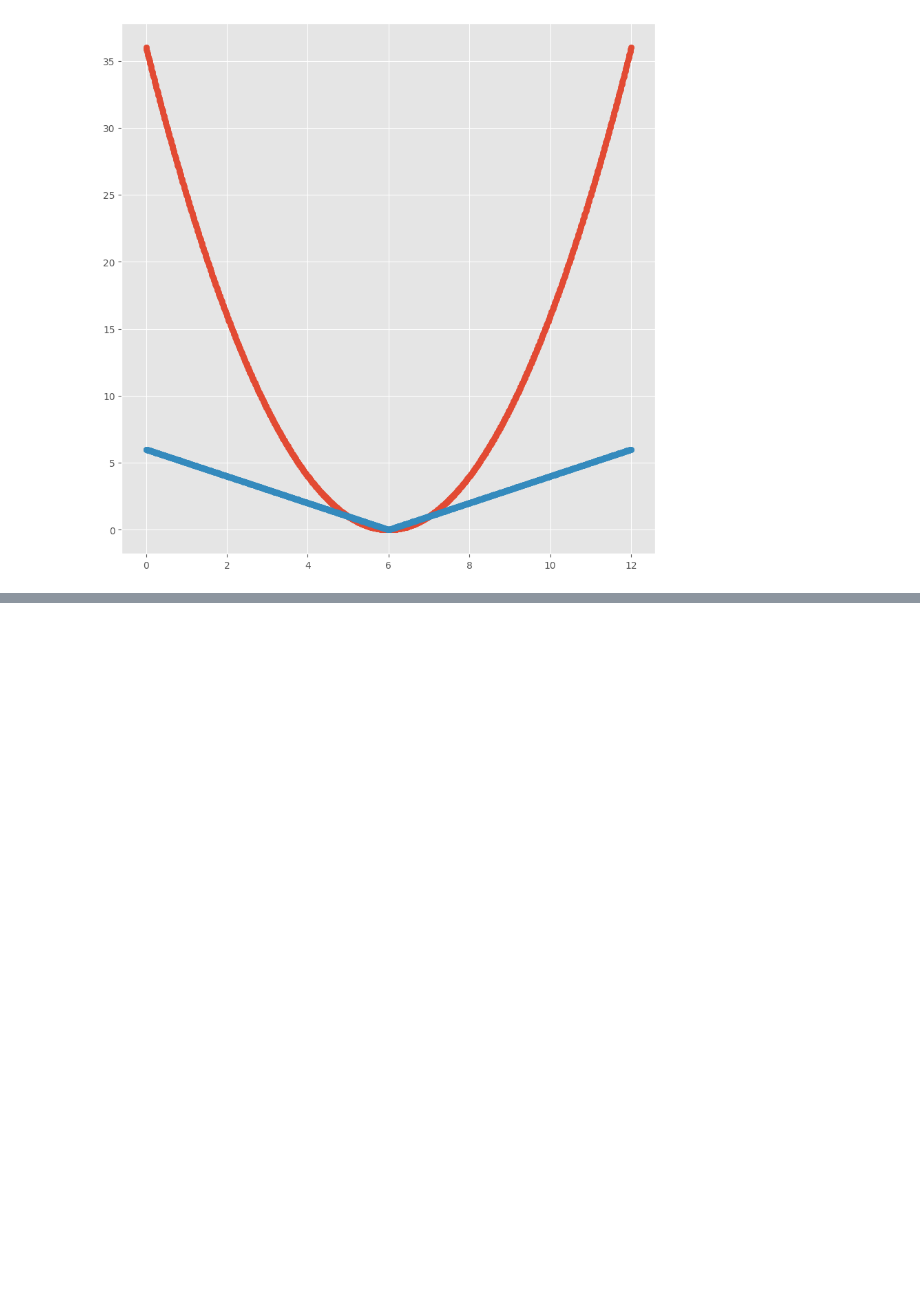
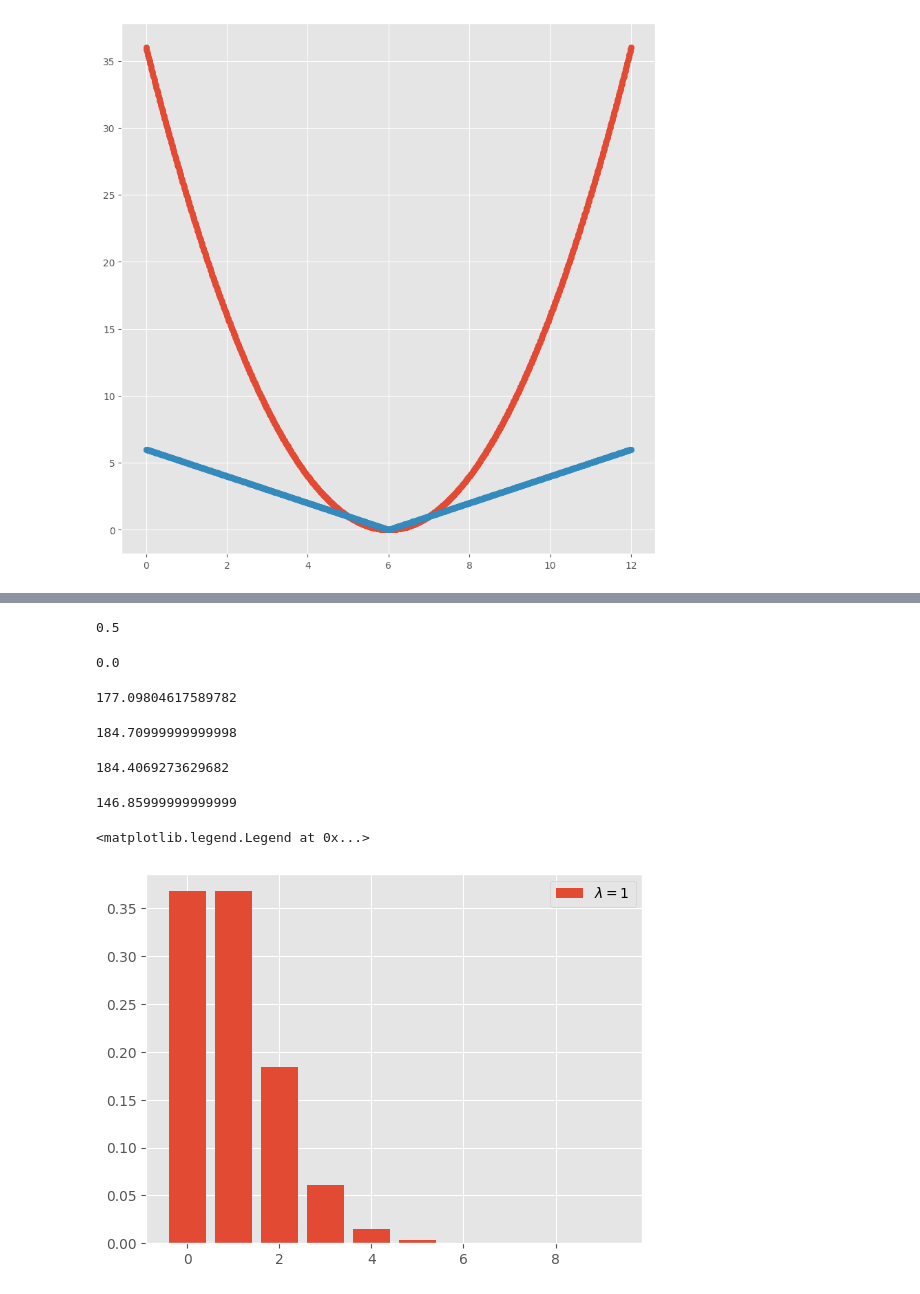
Before and after one commit to dikshithakalva/IIIT-H, a Jupyter notebook: Probability_and_Statistics.ipynb, the cells around one changed output, grey strips where cells are left out. Drawn from its saved outputs; the diff is of its cells as text; code cells hidden in the pictures; blank space fills up the shorter version.

```diff
--- a/Probability_and_Statistics.ipynb
+++ b/Probability_and_Statistics.ipynb
@@ -97,0 +169,41 @@ plt.show()
+# %%
+norm.cdf(0) #Cummulative density function(cdf)
+# %% [output]
+0.5
+# %%
+norm.ppf(0.5) #percent point function
+# %% [output]
+0.0
+# %%
+norm.ppf(0.84, loc=169.57, scale=7.57)
+# %% [output]
+177.09804617589782
+# %%
+169.57 + 2* 7.57 # The tallest 2.5% of Malaysians
+# %% [output]
+184.70999999999998
+# %%
+norm.ppf(0.975, loc=169.57, scale=7.57)
+# %% [output]
+184.4069273629682
+# %%
+169.57 - 3 * 7.57
+# %% [output]
+146.85999999999999
+# %%
+#Poisson Distribution
+from scipy.stats import poisson
+# a Poisson distribution with lambda=1 can be interpreted as:
+# on average, 1 event occurs within the set time interval.
+# naturally, it is less likely that more than 1 event occurs.
+
+x = np.arange(10)
+f1 = poisson.pmf(x, mu=1)
+f2 = poisson.pmf(x, mu=2)
+f3 = poisson.pmf(x, mu=3)
+
+plt.bar(x, f1, label="$\lambda=1$")
+plt.legend()
+# %% [output]
+<matplotlib.legend.Legend at 0x...>
+[figure, added]
```
Also changed, not shown: parts of 22 cells of this notebook.
